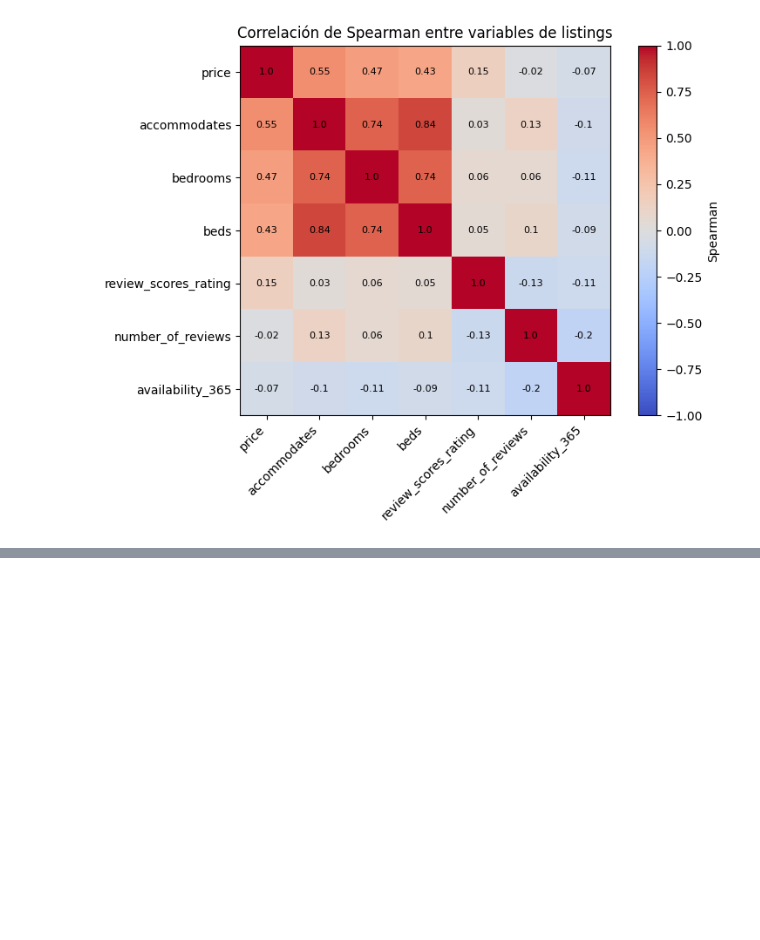
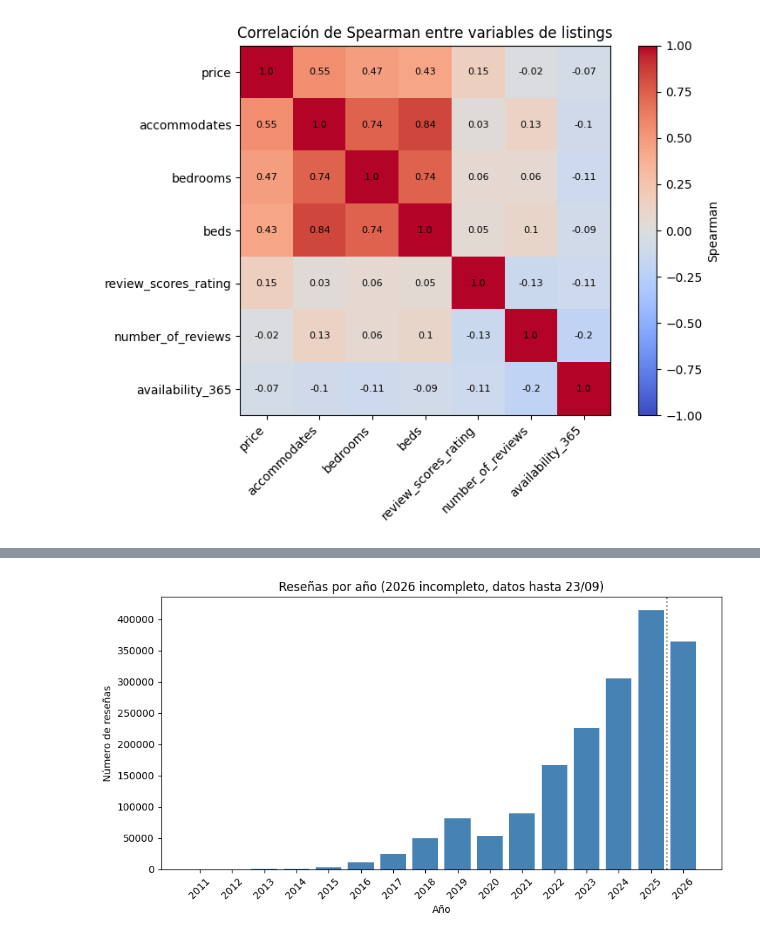
Before and after one commit to ferneylopez188523-dotcom/_airbnb_mexico_, a Jupyter notebook: notebooks/01_eda_listings.ipynb, the cells around one changed output, grey strips where cells are left out. Saved outputs shown, nothing was run; the diff lists cells and outputs as text; code cells hidden in the pictures; blank space fills up the shorter version.

Commit message:
se agrega tendencia de reseñas por año y por mes

```diff
--- a/notebooks/01_eda_listings.ipynb
+++ b/notebooks/01_eda_listings.ipynb
@@ -262,3 +262,12 @@ plt.tight_layout()
 plt.show()
 # %% [output]
 [figure]
+# %%
+import sqlite3
+import pandas as pd
+
+conn = sqlite3.connect("../data/airbnb.db")
+rev_anio = pd.read_sql("SELECT anio, COUNT(*) AS reseñas FROM Reviews GROUP BY anio ORDER BY anio", conn)
+conn.close()
+
+print(rev_anio.to_string(index=False))
@@ -264,0 +292,14 @@ plt.show()
+# %%
+import matplotlib.pyplot as plt
+
+plt.figure(figsize=(9, 5))
+plt.bar(rev_anio["anio"].astype(str), rev_anio["reseñas"], color="steelblue")
+plt.axvline(x=15 - 0.5, color="gray", linestyle=":")
+plt.title("Reseñas por año (2026 incompleto, datos hasta 23/09)")
+plt.xlabel("Año")
+plt.ylabel("Número de reseñas")
+plt.xticks(rotation=45)
+plt.tight_layout()
+plt.show()
+# %% [output]
+[figure, added]
```
Also changed, not shown: parts of 2 cells of this notebook.
